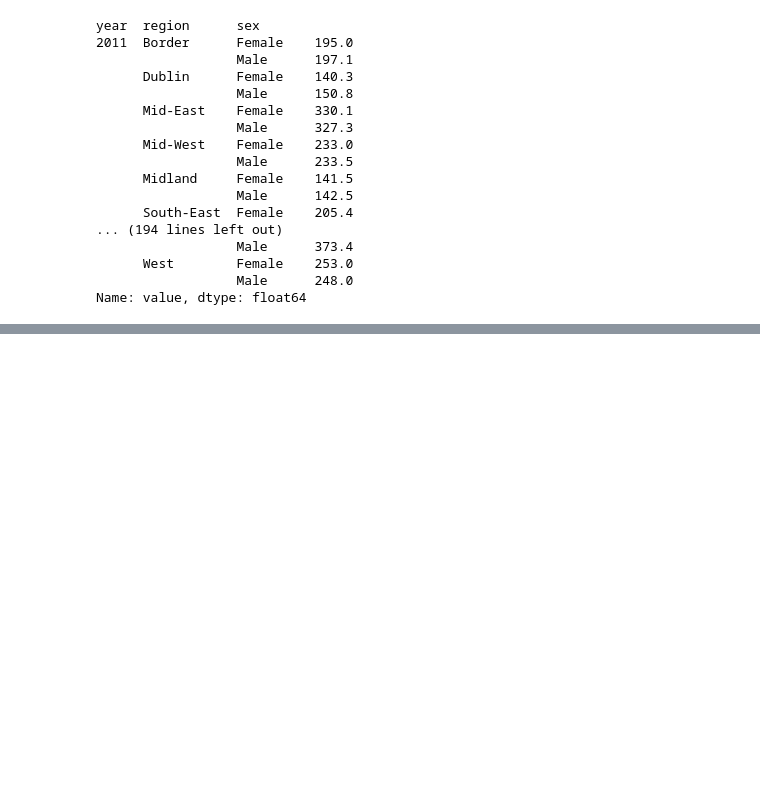
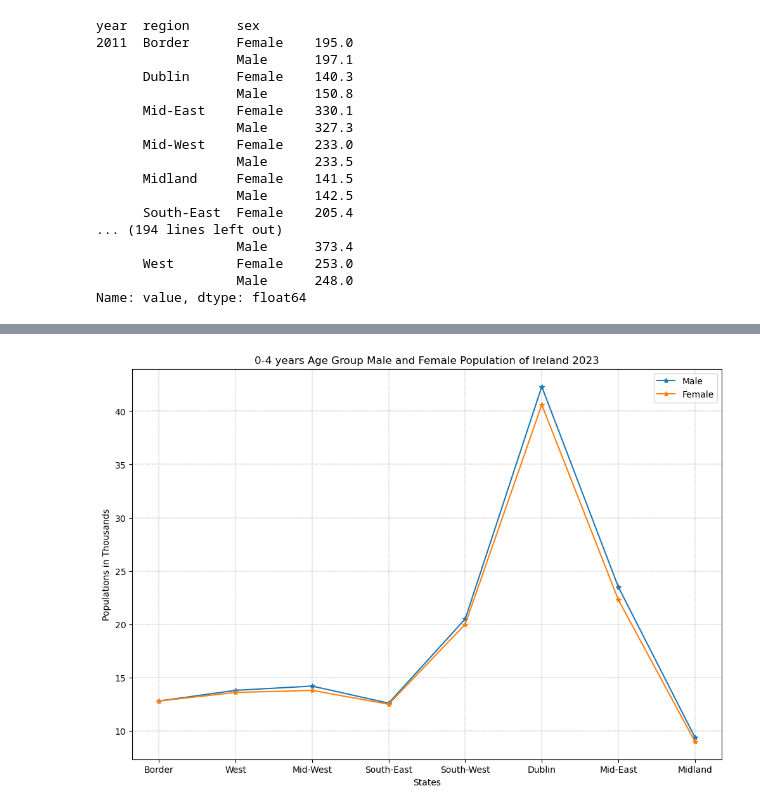
Before and after one commit to shyamghan17/Assignments, a Jupyter notebook: CA1.ipynb, the cells around one changed output, grey strips where cells are left out. Cells and saved outputs as stored; diff of their text form; code cells hidden in the pictures; blank space fills up the shorter version.

```diff
--- a/CA1.ipynb
+++ b/CA1.ipynb
@@ -677,0 +706,4 @@ NameError: name 'total' is not defined
+# %%
+male_female_04_years.get_male_female_line_graph(title="0-4 years Age Group Male and Female Population of Ireland", marker_icon='*')
+# %% [output]
+[figure, added]
```
Also changed, not shown: parts of 8 cells of this notebook, 1 other file.
